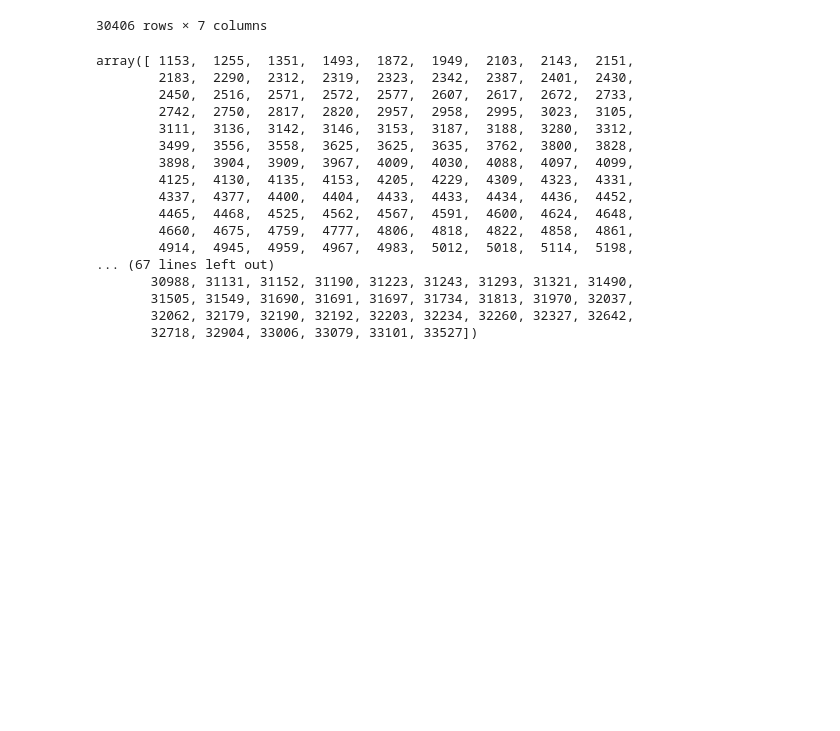
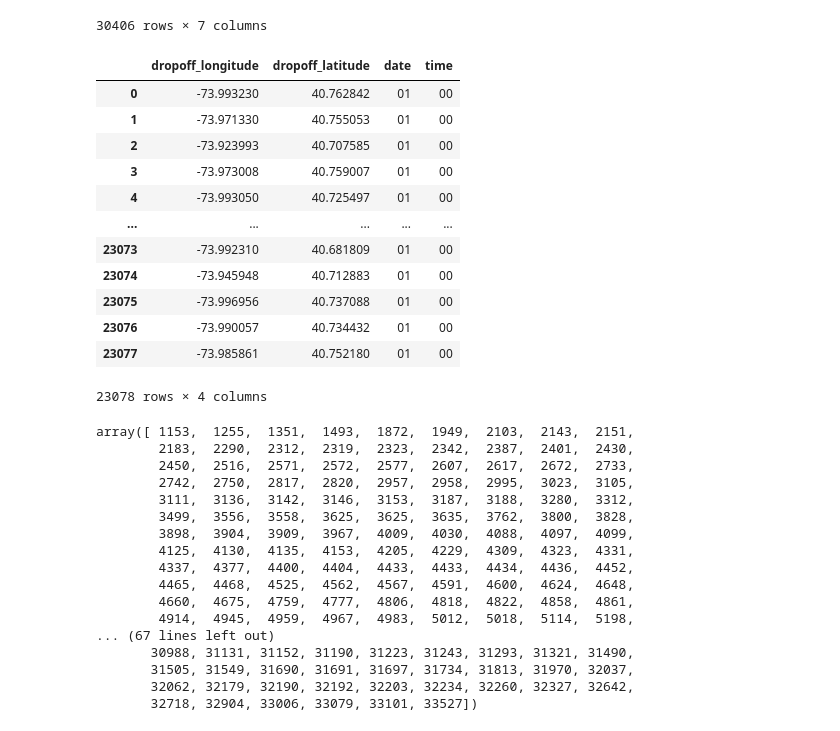
Before and after one commit to JunJun0411/ReinforcementLearning_DynamicPricing, a Jupyter notebook: PickupDropoff.ipynb, the cells around one changed output. Saved outputs shown, nothing was run; the diff lists cells and outputs as text; code cells hidden in the pictures; blank space fills up the shorter version.

```diff
--- a/PickupDropoff.ipynb
+++ b/PickupDropoff.ipynb
@@ -97,11 +97,11 @@ import pandas as pd
 import numpy as np
 import pickle as pkl
 
-pickup = pd.read_pickle("./pickup.pkl")
-dropoff = pd.read_pickle("./dropoff.pkl")
+pickup = pd.read_pickle("./data/pickup.pkl")
+dropoff = pd.read_pickle("./data/dropoff.pkl")
 
-pclus = pd.read_pickle("./pclus.pkl")
-dclus = pd.read_pickle("./dclus.pkl")
+pclus = pd.read_pickle("./data/pclus.pkl")
+dclus = pd.read_pickle("./data/dclus.pkl")
 pclus[0]
 # %% [output]
 |  | pickup_longitude | pickup_latitude | dropoff_longitude | dropoff_latitude | trip_distance | date | ... |
@@ -117,6 +117,22 @@ pclus[0]
 | 30404 | -73.922786 | 40.706534 | -73.956560 | 40.685970 | 2.90 | 01 | ... |
 | 30405 | -73.975961 | 40.751446 | -73.966920 | 40.800975 | 4.60 | 01 | ... |
 30406 rows × 7 columns
+# %%
+dclus[0]
+# %% [output]
+|  | dropoff_longitude | dropoff_latitude | date | time |
+| 0 | -73.993230 | 40.762842 | 01 | 00 |
+| 1 | -73.971330 | 40.755053 | 01 | 00 |
+| 2 | -73.923993 | 40.707585 | 01 | 00 |
+| 3 | -73.973008 | 40.759007 | 01 | 00 |
+| 4 | -73.993050 | 40.725497 | 01 | 00 |
+| ... | ... | ... | ... | ... |
+| 23073 | -73.992310 | 40.681809 | 01 | 00 |
+| 23074 | -73.945948 | 40.712883 | 01 | 00 |
+| 23075 | -73.996956 | 40.737088 | 01 | 00 |
+| 23076 | -73.990057 | 40.734432 | 01 | 00 |
+| 23077 | -73.985861 | 40.752180 | 01 | 00 |
+23078 rows × 4 columns
 # %%
 npclus=[]
 nnp = []
```
Also changed, not shown: 2 other files.
